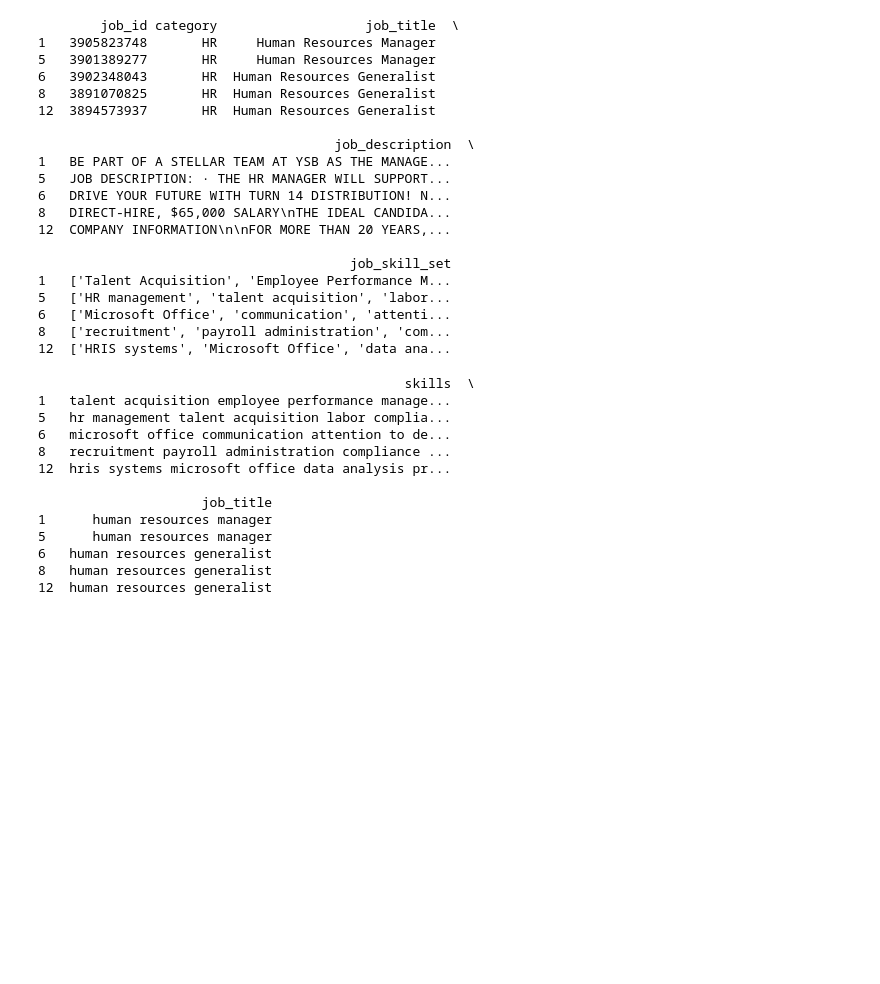
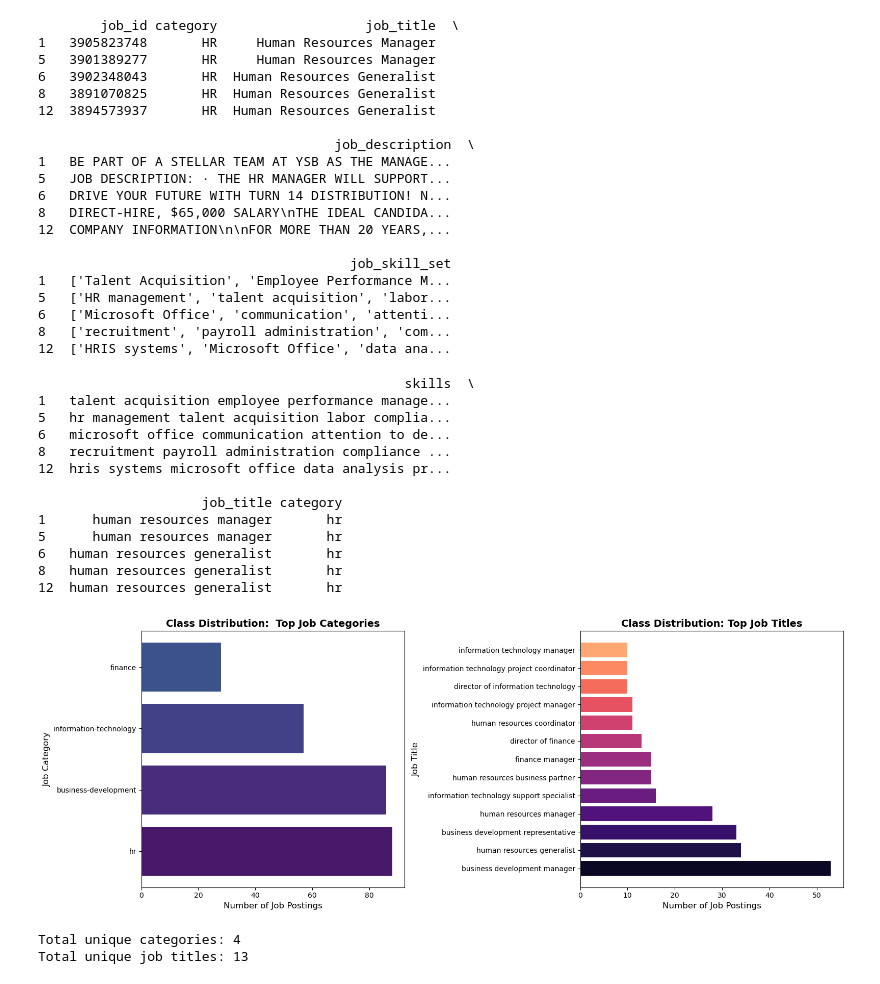
Before and after one commit to justwannar0ck/Job_Recomendation_ML, a Jupyter notebook: Job_Recommendation_System.ipynb, the cells around one changed output. Saved outputs shown, nothing was run; the diff lists cells and outputs as text; code cells hidden in the pictures; blank space fills up the shorter version.

```diff
--- a/Job_Recommendation_System.ipynb
+++ b/Job_Recommendation_System.ipynb
@@ -4,7 +4,7 @@ import numpy as np
 import re
 # %%
 df = pd.read_parquet("train-00000-of-00001.parquet")
-df = df.dropna(subset=['job_title', 'job_skill_set', 'job_description'])
+df = df.dropna(subset=['job_title', 'job_skill_set', 'job_description', 'category'])
 print(df.head())
 # %% [output]
        job_id category                                 job_title  \
@@ -67,12 +65,13 @@ def clean(text):
     return text
 
 df_filtered['job_title'] = df_filtered['job_title'].str.lower()
+df_filtered['category'] = df_filtered['category'].str.lower()
 df_filtered['clean_skills'] = df_filtered['job_skill_set'].apply(clean)
 df_filtered['clean_desc'] = df_filtered['job_description'].apply(clean)
 
 df_filtered['combined_features'] = df_filtered['clean_skills'] + " " + df_filtered['clean_desc']
-df_final = df_filtered[['combined_features', 'job_title']].copy()
-df_final.columns = ['skills', 'job_title']
+df_final = df_filtered[['combined_features', 'job_title', 'category']].copy()
+df_final.columns = ['skills', 'job_title', 'category']
 
 tfidf = TfidfVectorizer(max_features=2000, stop_words='english', ngram_range=(1, 2))
 
@@ -85,9 +84,9 @@ print(df_final.head())
 8   recruitment payroll administration compliance ...
 12  hris systems microsoft office data analysis pr...
 
-                     job_title
-1      human resources manager
-5      human resources manager
-6   human resources generalist
-8   human resources generalist
-12  human resources generalist
+                     job_title category
+1      human resources manager       hr
+5      human resources manager       hr
+6   human resources generalist       hr
+8   human resources generalist       hr
+12  human resources generalist       hr
@@ -93,0 +96,26 @@ print(df_final.head())
+# %%
+fig, axes = plt.subplots(1, 2, figsize=(16, 6))
+
+category_counts = df_filtered['category'].value_counts()
+ax1 = axes[0]
+bars1 = ax1.barh(category_counts.index[: 15], category_counts.values[:15], color=sns.color_palette("viridis", 15))
+ax1.set_xlabel('Number of Job Postings', fontsize=12)
+ax1.set_ylabel('Job Category', fontsize=12)
+ax1.set_title('Class Distribution:  Top Job Categories', fontsize=14, fontweight='bold')
+
+title_counts = df_filtered['job_title'].value_counts()
+ax2 = axes[1]
+bars2 = ax2.barh(title_counts.index[:15], title_counts.values[:15], color=sns.color_palette("magma", 15))
+ax2.set_xlabel('Number of Job Postings', fontsize=12)
+ax2.set_ylabel('Job Title', fontsize=12)
+ax2.set_title('Class Distribution: Top Job Titles', fontsize=14, fontweight='bold')
+
+plt.tight_layout()
+plt.show()
+
+print(f"\nTotal unique categories: {df_filtered['category']. nunique()}")
+print(f"Total unique job titles: {df_filtered['job_title'].nunique()}")
+# %% [output]
+[figure, added]
+Total unique categories: 4
+Total unique job titles: 13
```
Also changed, not shown: parts of 10 cells of this notebook, 1 other file.
